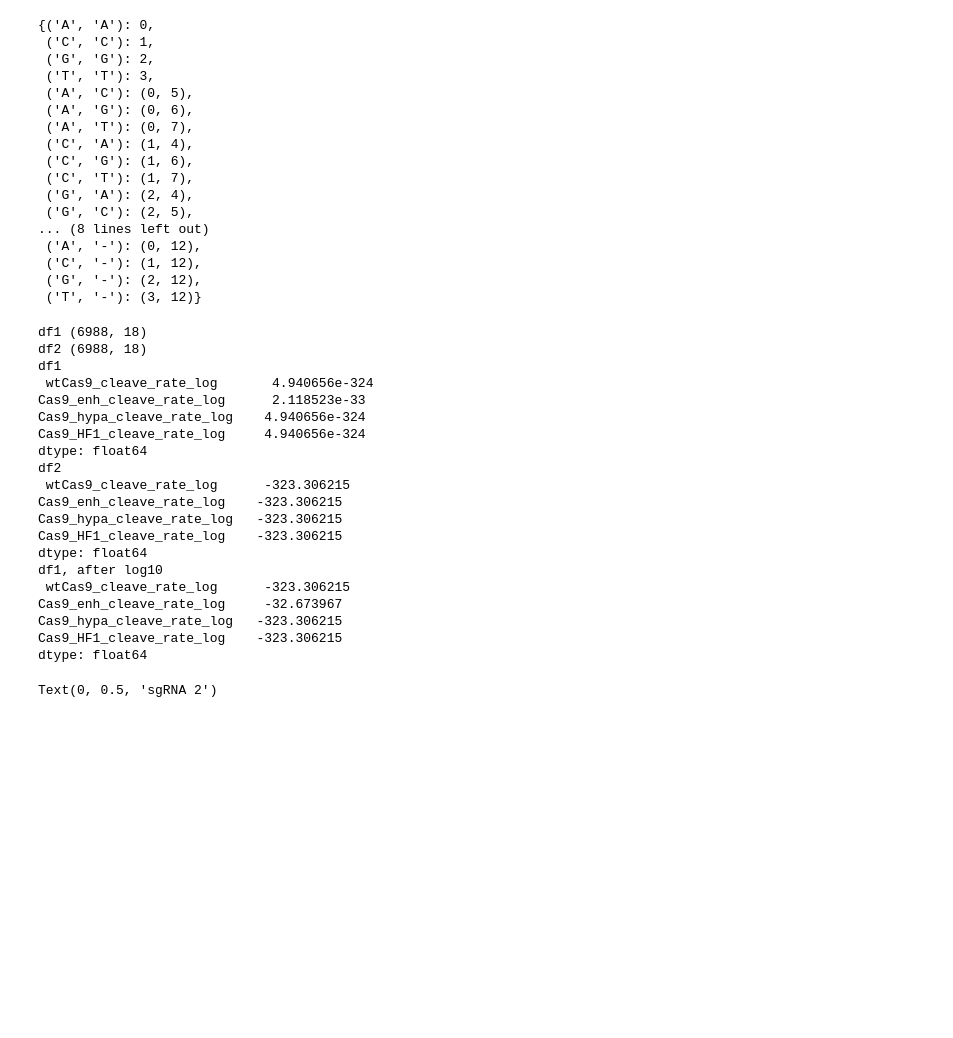
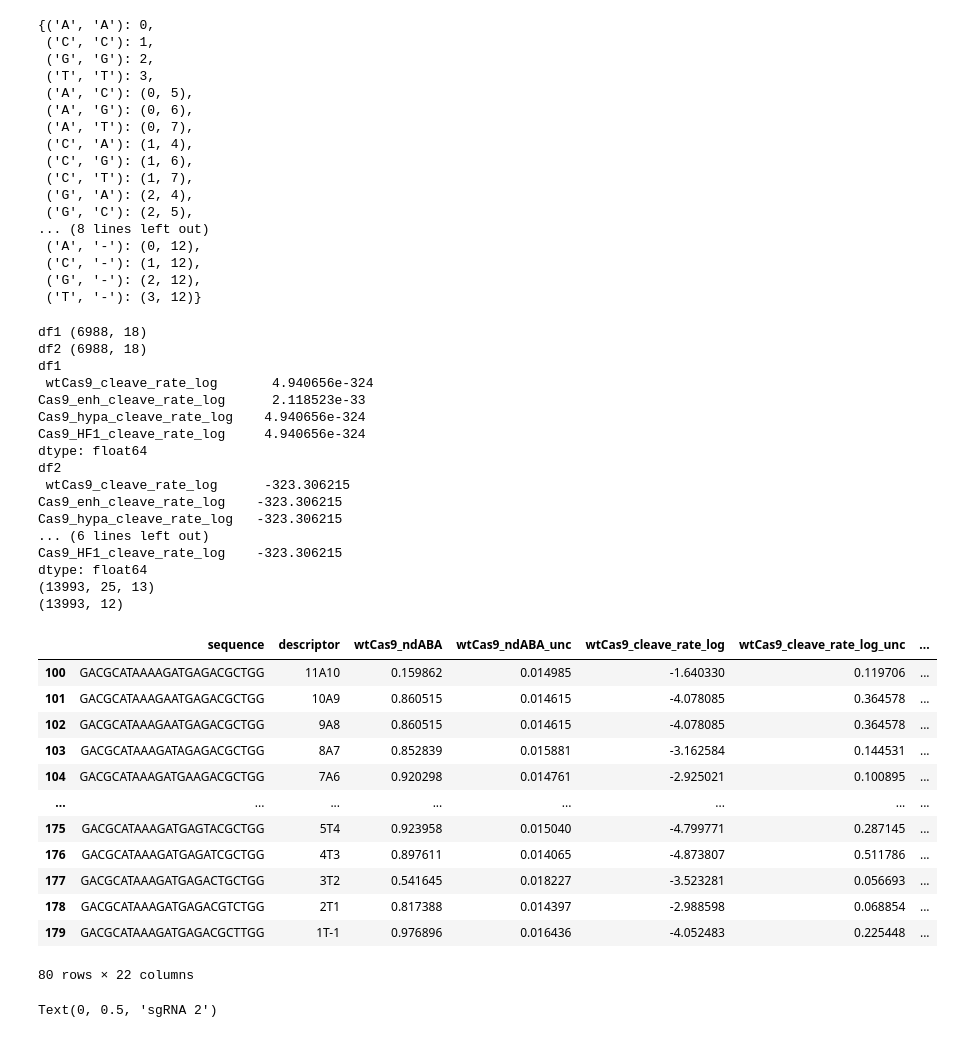
Before and after one commit to zj-zhang/Elektrum, a Jupyter notebook: notebooks/01-compileData.ipynb, the cells around one changed output. Drawn from its saved outputs; the diff is of its cells as text; code cells hidden in the pictures; blank space fills up the shorter version.

```diff
--- a/notebooks/01-compileData.ipynb
+++ b/notebooks/01-compileData.ipynb
@@ -14,13 +16,15 @@ warnings.filterwarnings('ignore')
 # %%
 # pre-defined letter index
+build_indel = True
 # match : 4 letters, 0-3
 ltidx = {(x,x):i for i,x in enumerate('ACGT')}
 # substitution : x->y, 4-7
 ltidx.update({(x,y):(ltidx[(x,x)], i+4) for x in 'ACGT' for i, y in enumerate('ACGT') if y!=x })
-# insertion : NA->y, 8-11
-ltidx.update({('-', x):i+8 for i,x in enumerate('ACGT')})
-# deletion : x->NA, 12
-ltidx.update({(x,'-'):(ltidx[(x,x)], 12) for i,x in enumerate('ACGT')})
+if build_indel:
+    # insertion : NA->y, 8-11
+    ltidx.update({('-', x):i+8 for i,x in enumerate('ACGT')})
+    # deletion : x->NA, 12
+    ltidx.update({(x,'-'):(ltidx[(x,x)], 12) for i,x in enumerate('ACGT')})
 ltidx
 # %% [output]
 {('A', 'A'): 0,
@@ -115,12 +126,18 @@ alns2 = make_alignment(df2)
 mats1 = featurize_alignment(alns1)
 mats2 = featurize_alignment(alns2)
 
+val_idx1 = [i for i in range(len(mats1)) if mats1[i] is not None]
+val_idx2 = [i for i in range(len(mats2)) if mats2[i] is not None]
+
 label_cols = cl_cols + ['%s_specificity'%x for x in cl_cols] + aba_cols
-label1 = df1[label_cols].to_numpy()
-label2 = df2[label_cols].to_numpy()
+label1 = df1[label_cols].to_numpy()[val_idx1]
+label2 = df2[label_cols].to_numpy()[val_idx2]
 
-mats = np.concatenate([np.array(mats1), np.array(mats2)])
+mats = np.concatenate([np.array(mats1)[val_idx1], np.array(mats2)[val_idx2]])
 labels = np.concatenate([label1, label2])
+
+print(mats.shape)
+print(labels.shape)
 
 # save
 np.save("data/compiled_X.npy", mats)
@@ -143,14 +160,27 @@ df2
  wtCas9_cleave_rate_log      -323.306215
 Cas9_enh_cleave_rate_log    -323.306215
 Cas9_hypa_cleave_rate_log   -323.306215
+... (6 lines left out)
 Cas9_HF1_cleave_rate_log    -323.306215
 dtype: float64
-df1, after log10
- wtCas9_cleave_rate_log      -323.306215
-Cas9_enh_cleave_rate_log     -32.673967
-Cas9_hypa_cleave_rate_log   -323.306215
-Cas9_HF1_cleave_rate_log    -323.306215
-dtype: float64
+(13993, 25, 13)
+(13993, 12)
+# %%
+df1.iloc[100:180]
+# %% [output]
+|  | sequence | descriptor | wtCas9_ndABA | wtCas9_ndABA_unc | wtCas9_cleave_rate_log | wtCas9_cleave_rate_log_unc | ... |
+| 100 | GACGCATAAAAGATGAGACGCTGG | 11A10 | 0.159862 | 0.014985 | -1.640330 | 0.119706 | ... |
+| 101 | GACGCATAAAGAATGAGACGCTGG | 10A9 | 0.860515 | 0.014615 | -4.078085 | 0.364578 | ... |
+| 102 | GACGCATAAAGAATGAGACGCTGG | 9A8 | 0.860515 | 0.014615 | -4.078085 | 0.364578 | ... |
+| 103 | GACGCATAAAGATAGAGACGCTGG | 8A7 | 0.852839 | 0.015881 | -3.162584 | 0.144531 | ... |
+| 104 | GACGCATAAAGATGAAGACGCTGG | 7A6 | 0.920298 | 0.014761 | -2.925021 | 0.100895 | ... |
+| ... | ... | ... | ... | ... | ... | ... | ... |
+| 175 | GACGCATAAAGATGAGTACGCTGG | 5T4 | 0.923958 | 0.015040 | -4.799771 | 0.287145 | ... |
+| 176 | GACGCATAAAGATGAGATCGCTGG | 4T3 | 0.897611 | 0.014065 | -4.873807 | 0.511786 | ... |
+| 177 | GACGCATAAAGATGAGACTGCTGG | 3T2 | 0.541645 | 0.018227 | -3.523281 | 0.056693 | ... |
+| 178 | GACGCATAAAGATGAGACGTCTGG | 2T1 | 0.817388 | 0.014397 | -2.988598 | 0.068854 | ... |
+| 179 | GACGCATAAAGATGAGACGCTTGG | 1T-1 | 0.976896 | 0.016436 | -4.052483 | 0.225448 | ... |
+80 rows × 22 columns
 # %%
 feat = 'wtCas9_ndABA'
 ax = sns.scatterplot(
```
Also changed, not shown: parts of 2 cells of this notebook, 5 other files.
